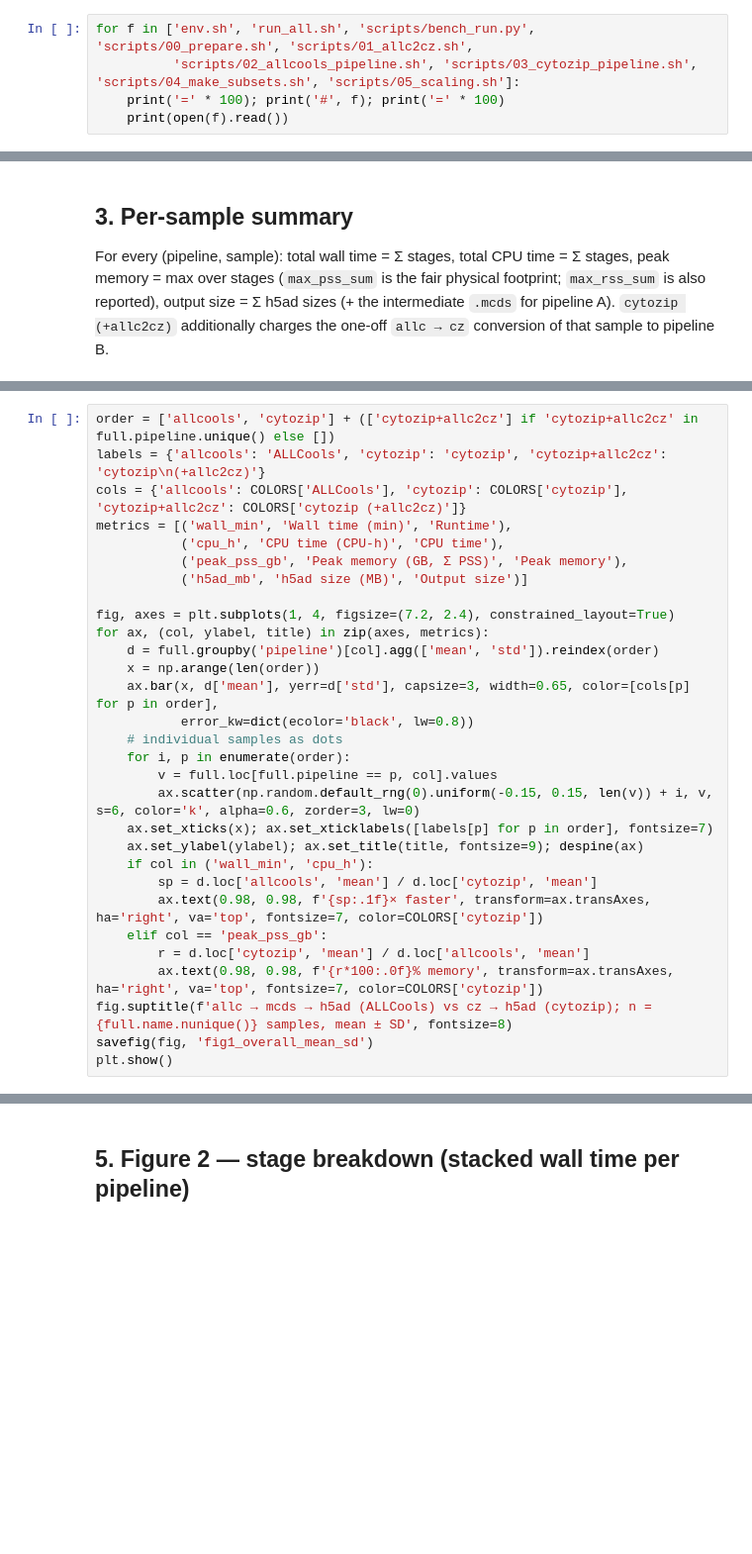
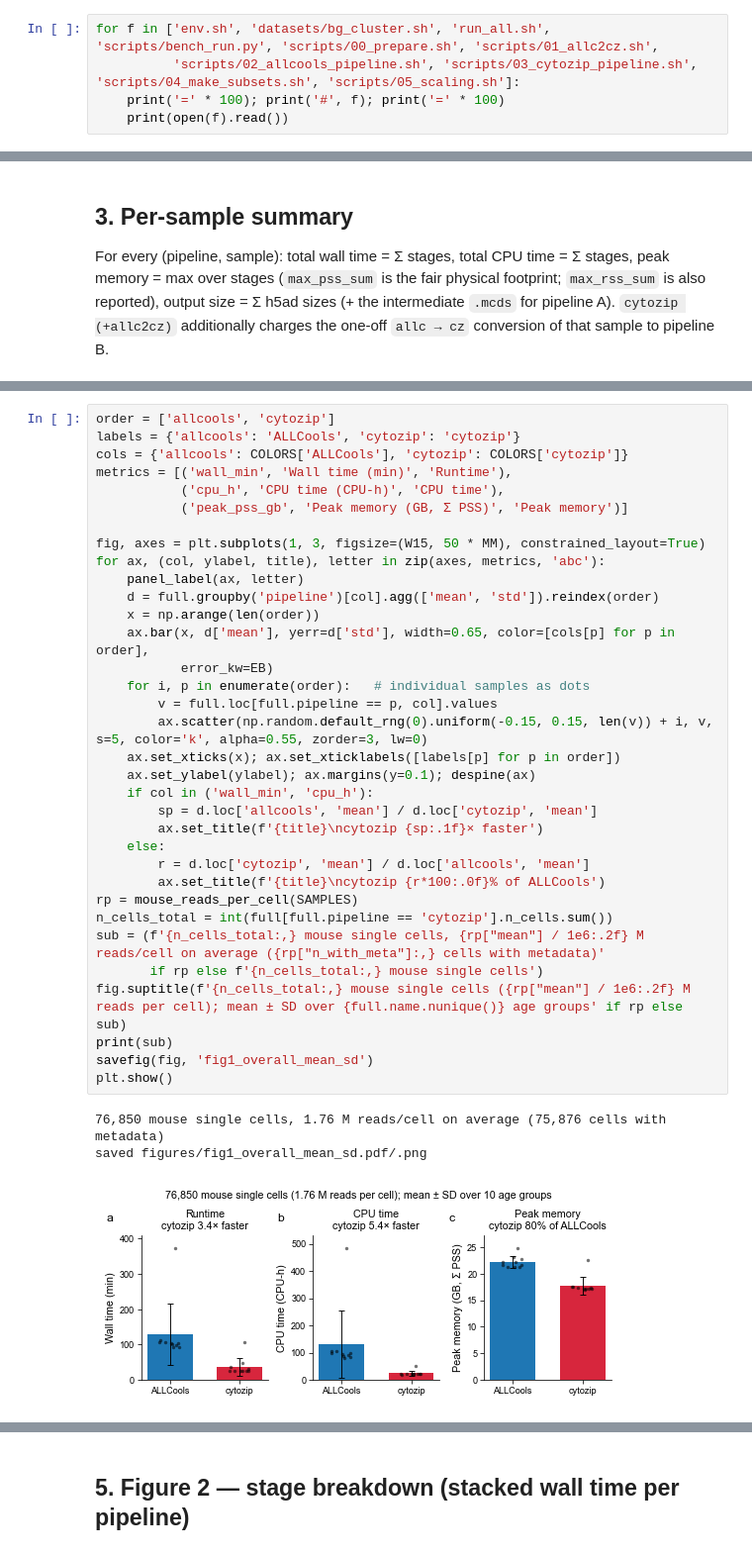
Before and after one commit to DingWB/cytozip, a Jupyter notebook: notebooks/benchmark_to_adata.ipynb, the cells around one changed output, grey strips where cells are left out. Shown at 99% size. Drawn from its saved outputs; the diff is of its cells as text; blank space fills up the shorter version.

```diff
--- a/notebooks/benchmark_to_adata.ipynb
+++ b/notebooks/benchmark_to_adata.ipynb
@@ -113,7 +192,7 @@ print(subprocess.run(['bash', '-c', 'source env.sh; echo NCPU=$NCPU A2C_NCPU=$A2
 # %% [markdown]
 ### Scripts used (for the record)
 # %%
-for f in ['env.sh', 'run_all.sh', 'scripts/bench_run.py', 'scripts/00_prepare.sh', 'scripts/01_allc2cz.sh',
+for f in ['env.sh', 'datasets/bg_cluster.sh', 'run_all.sh', 'scripts/bench_run.py', 'scripts/00_prepare.sh', 'scripts/01_allc2cz.sh',
           'scripts/02_allcools_pipeline.sh', 'scripts/03_cytozip_pipeline.sh', 'scripts/04_make_subsets.sh', 'scripts/05_scaling.sh']:
     print('=' * 100); print('#', f); print('=' * 100)
     print(open(f).read())
@@ -251,30 +415,38 @@ Panels: total wall time, total CPU time, peak memory (Σ PSS), h5ad output size.
 # %%
-order = ['allcools', 'cytozip'] + (['cytozip+allc2cz'] if 'cytozip+allc2cz' in full.pipeline.unique() else [])
-labels = {'allcools': 'ALLCools', 'cytozip': 'cytozip', 'cytozip+allc2cz': 'cytozip\n(+allc2cz)'}
-cols = {'allcools': COLORS['ALLCools'], 'cytozip': COLORS['cytozip'], 'cytozip+allc2cz': COLORS['cytozip (+allc2cz)']}
+order = ['allcools', 'cytozip']
+labels = {'allcools': 'ALLCools', 'cytozip': 'cytozip'}
+cols = {'allcools': COLORS['ALLCools'], 'cytozip': COLORS['cytozip']}
 metrics = [('wall_min', 'Wall time (min)', 'Runtime'),
            ('cpu_h', 'CPU time (CPU-h)', 'CPU time'),
-           ('peak_pss_gb', 'Peak memory (GB, Σ PSS)', 'Peak memory'),
-           ('h5ad_mb', 'h5ad size (MB)', 'Output size')]
+           ('peak_pss_gb', 'Peak memory (GB, Σ PSS)', 'Peak memory')]
 
-fig, axes = plt.subplots(1, 4, figsize=(7.2, 2.4), constrained_layout=True)
-for ax, (col, ylabel, title) in zip(axes, metrics):
+fig, axes = plt.subplots(1, 3, figsize=(W15, 50 * MM), constrained_layout=True)
+for ax, (col, ylabel, title), letter in zip(axes, metrics, 'abc'):
+    panel_label(ax, letter)
     d = full.groupby('pipeline')[col].agg(['mean', 'std']).reindex(order)
     x = np.arange(len(order))
-    ax.bar(x, d['mean'], yerr=d['std'], capsize=3, width=0.65, color=[cols[p] for p in order],
-           error_kw=dict(ecolor='black', lw=0.8))
-    # individual samples as dots
-    for i, p in enumerate(order):
+    ax.bar(x, d['mean'], yerr=d['std'], width=0.65, color=[cols[p] for p in order],
+           error_kw=EB)
+    for i, p in enumerate(order):   # individual samples as dots
         v = full.loc[full.pipeline == p, col].values
-        ax.scatter(np.random.default_rng(0).uniform(-0.15, 0.15, len(v)) + i, v, s=6, color='k', alpha=0.6, zorder=3, lw=0)
-    ax.set_xticks(x); ax.set_xticklabels([labels[p] for p in order], fontsize=7)
-    ax.set_ylabel(ylabel); ax.set_title(title, fontsize=9); despine(ax)
+        ax.scatter(np.random.default_rng(0).uniform(-0.15, 0.15, len(v)) + i, v, s=5, color='k', alpha=0.55, zorder=3, lw=0)
+    ax.set_xticks(x); ax.set_xticklabels([labels[p] for p in order])
+    ax.set_ylabel(ylabel); ax.margins(y=0.1); despine(ax)
     if col in ('wall_min', 'cpu_h'):
         sp = d.loc['allcools', 'mean'] / d.loc['cytozip', 'mean']
-        ax.text(0.98, 0.98, f'{sp:.1f}× faster', transform=ax.transAxes, ha='right', va='top', fontsize=7, color=COLORS['cytozip'])
-    elif col == 'peak_pss_gb':
+        ax.set_title(f'{title}\ncytozip {sp:.1f}× faster')
+    else:
         r = d.loc['cytozip', 'mean'] / d.loc['allcools', 'mean']
-        ax.text(0.98, 0.98, f'{r*100:.0f}% memory', transform=ax.transAxes, ha='right', va='top', fontsize=7, color=COLORS['cytozip'])
-fig.suptitle(f'allc → mcds → h5ad (ALLCools) vs cz → h5ad (cytozip); n = {full.name.nunique()} samples, mean ± SD', fontsize=8)
+        ax.set_title(f'{title}\ncytozip {r*100:.0f}% of ALLCools')
+rp = mouse_reads_per_cell(SAMPLES)
+n_cells_total = int(full[full.pipeline == 'cytozip'].n_cells.sum())
+sub = (f'{n_cells_total:,} mouse single cells, {rp["mean"] / 1e6:.2f} M reads/cell on average ({rp["n_with_meta"]:,} cells with metadata)'
+       if rp else f'{n_cells_total:,} mouse single cells')
+fig.suptitle(f'{n_cells_total:,} mouse single cells ({rp["mean"] / 1e6:.2f} M reads per cell); mean ± SD over {full.name.nunique()} age groups' if rp else sub)
+print(sub)
 savefig(fig, 'fig1_overall_mean_sd')
 plt.show()
+# %% [output]
+76,850 mouse single cells, 1.76 M reads/cell on average (75,876 cells with metadata)
+saved figures/fig1_overall_mean_sd.pdf/.png
+[figure, added]
```
Also changed, not shown: parts of 47 cells of this notebook, 18 other files.
